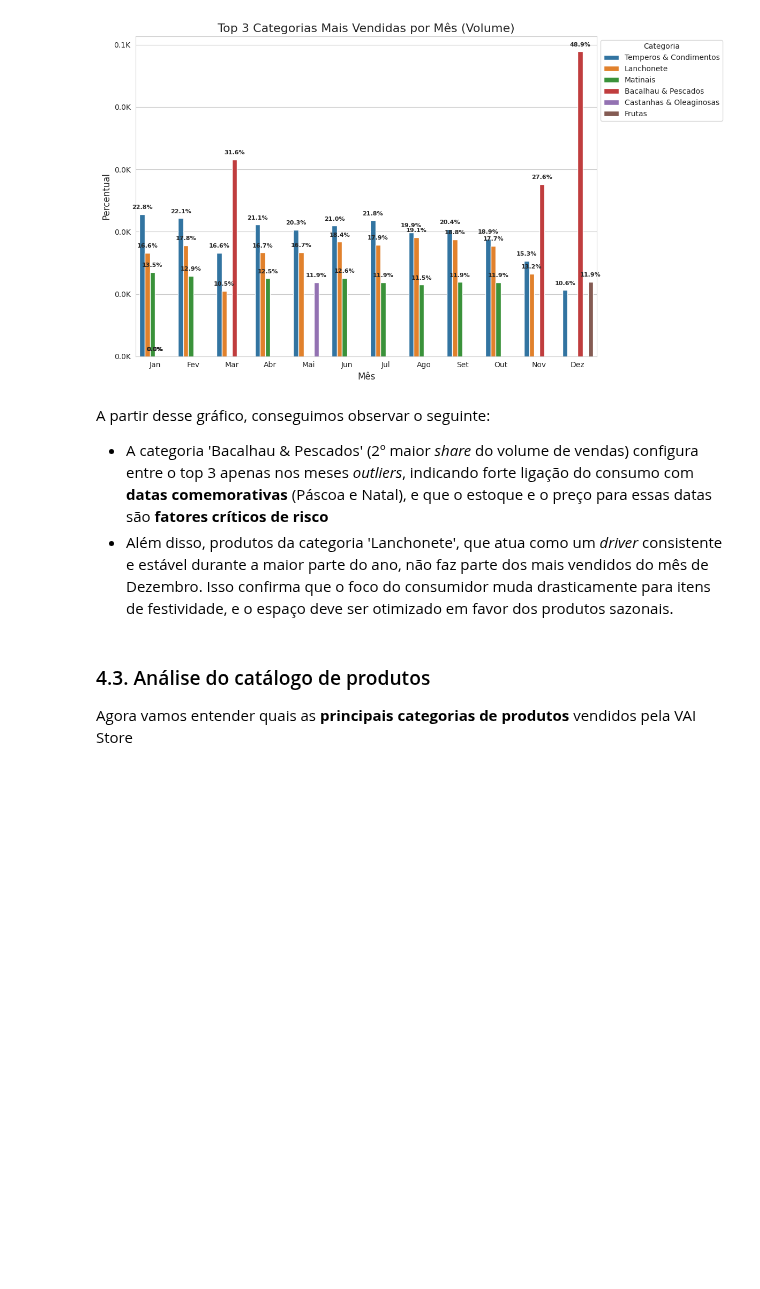
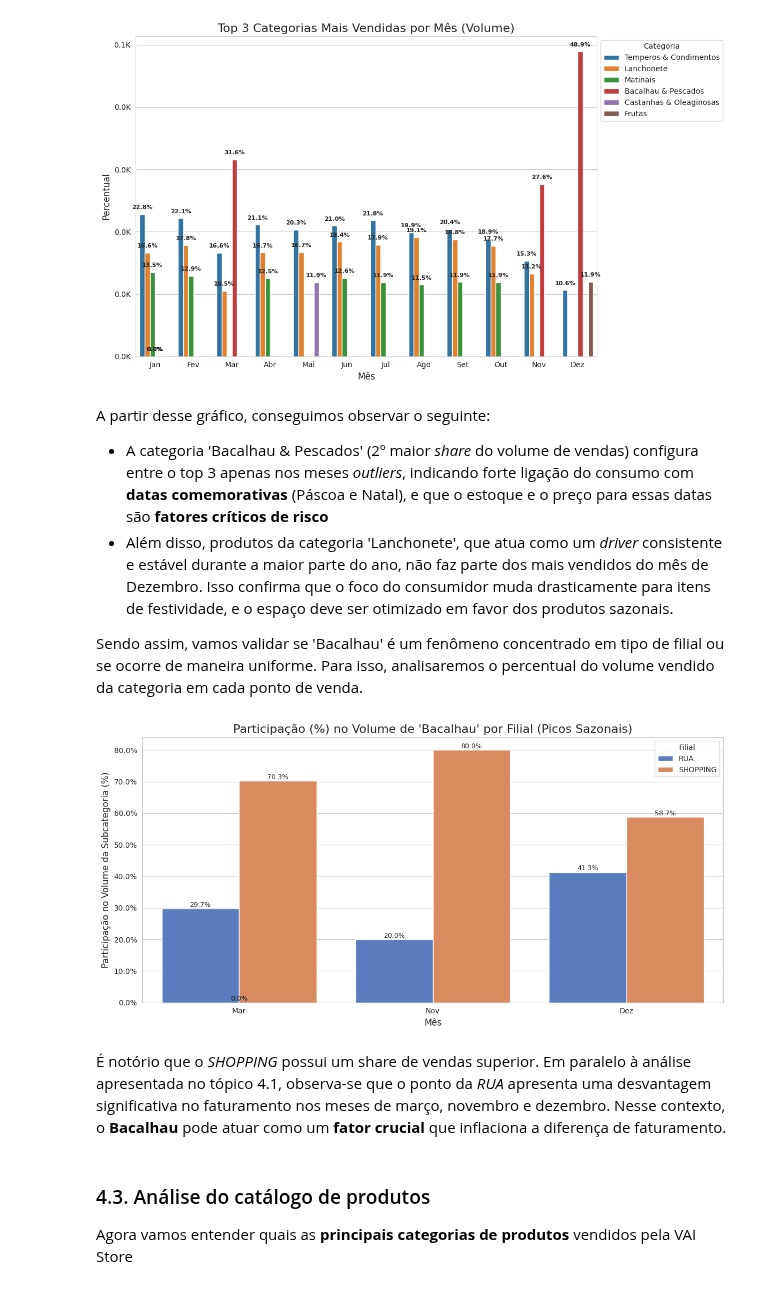
Before and after one commit to felipefsleal/Grupo6-ProjetoFinal, a Jupyter notebook: notebooks/01_eda.ipynb, the cells around one changed output. Cells and saved outputs as stored; diff of their text form; code cells hidden in the pictures; blank space fills up the shorter version.

Commit message:
adiciona plot de diferença do percentual de vendas entre as filiais

```diff
--- a/notebooks/01_eda.ipynb
+++ b/notebooks/01_eda.ipynb
@@ -316,6 +316,14 @@ pp.top_categorias_mensal(df_agg, 3)
 A partir desse gráfico, conseguimos observar o seguinte:
 - A categoria 'Bacalhau & Pescados' (2º maior _share_ do volume de vendas) configura entre o top 3 apenas nos meses _outliers_, indicando forte ligação do consumo com **datas comemorativas** (Páscoa e Natal), e que o estoque e o preço para essas datas são **fatores críticos de risco**
 - Além disso, produtos da categoria 'Lanchonete', que atua como um _driver_ consistente e estável durante a maior parte do ano, não faz parte dos mais vendidos do mês de Dezembro. Isso confirma que o foco do consumidor muda drasticamente para itens de festividade, e o espaço deve ser otimizado em favor dos produtos sazonais.
+
+Sendo assim, vamos validar se 'Bacalhau' é um fenômeno concentrado em tipo de filial ou se ocorre de maneira uniforme. Para isso, analisaremos o percentual do volume vendido da categoria em cada ponto de venda.
+# %%
+pp.subcategoria_by_filial_sazonal(df_agg, 'Bacalhau')
+# %% [output]
+[figure, added]
+# %% [markdown]
+É notório que o _SHOPPING_ possui um share de vendas superior. Em paralelo à análise apresentada no tópico 4.1, observa-se que o ponto da _RUA_ apresenta uma desvantagem significativa no faturamento nos meses de março, novembro e dezembro. Nesse contexto, o **Bacalhau** pode atuar como um **fator crucial** que inflaciona a diferença de faturamento.
 # %% [markdown]
 ### 4.3. Análise do catálogo de produtos
 
```
Also changed, not shown: 1 other file.
